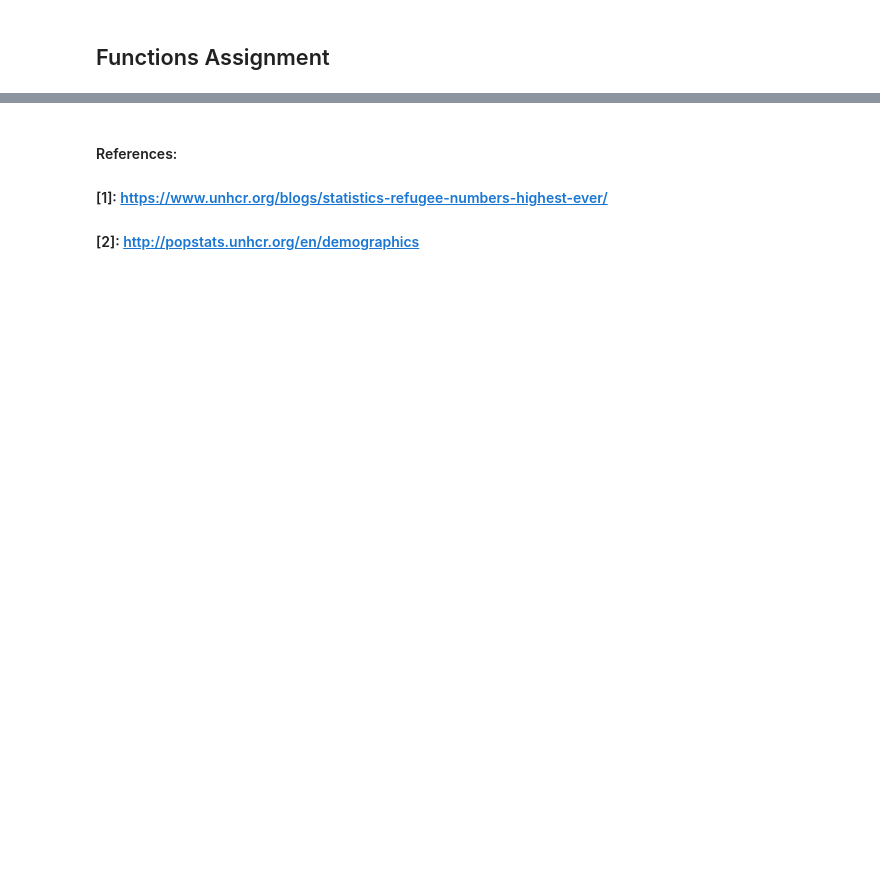
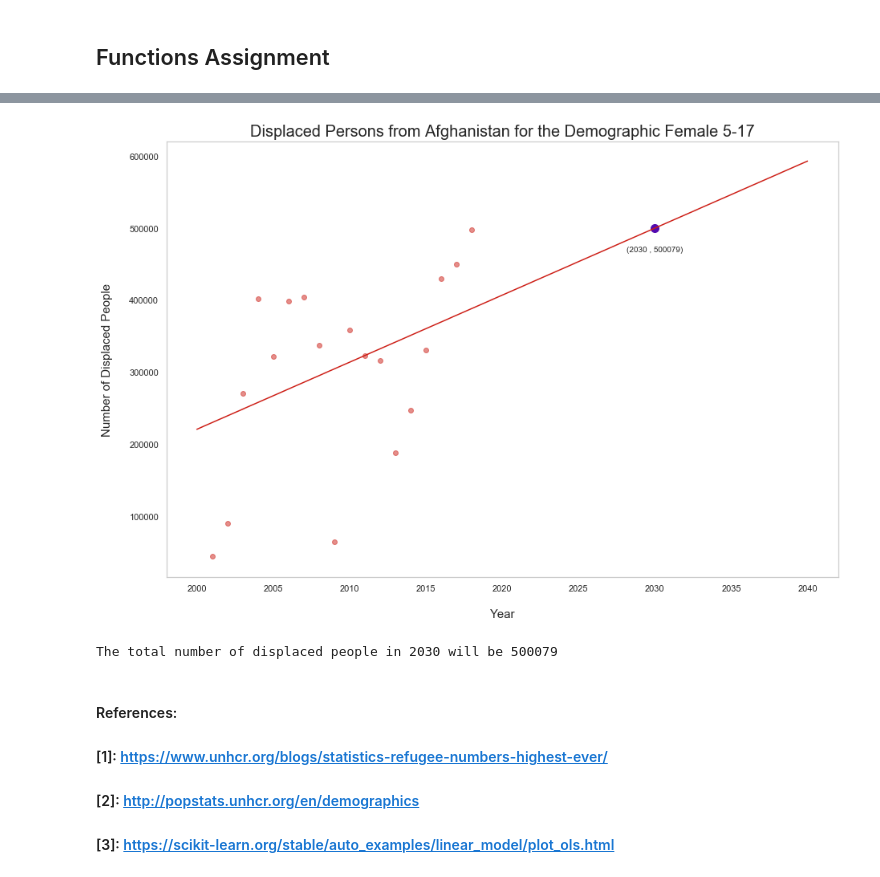
Before and after one commit to Miagong777/unhcr_displaced_demographics, a Jupyter notebook: Refugee_Project.ipynb, the cells around one changed output, grey strips where cells are left out. Saved outputs shown, nothing was run; the diff lists cells and outputs as text; code cells hidden in the pictures; blank space fills up the shorter version.

```diff
--- a/Refugee_Project.ipynb
+++ b/Refugee_Project.ipynb
@@ -196,0 +201,8 @@ overall_lin_reg_df.head(10)
+# %%
+# The generation of the overall linear regression dataframe takes awhile to run,
+# so we can just load it in for time's sake
+
+input_path = './regression_values_overall.csv'
+overall_table_regression = pd.read_csv(input_path)
+
+overall_table_regression.head()
@@ -197,5 +216,59 @@ overall_lin_reg_df.head(10)
+# %%
+# does a dropdown option exist within jupyter?
+# add textbox
+# overlay
+plt.rcParams["figure.figsize"] = [15, 10]
+
+def prediction_visualization(country_user_input, demographic_user_input, year_user_input):
+    '''This plots the historical data, predictive trendline and predicted plot point based on user inputu year
+    '''
+
+    # locate slice from dataframe via index
+    user_input_slice = overall_table_regression[(overall_table_regression['country'] == country_user_input) &
+                                                (overall_table_regression['demographic'] == demographic_user_input)].reset_index(drop = True)
+
+    coefficient = user_input_slice.at[0, 'coefficient']
+    intercept = user_input_slice.at[0, 'intercept']
+
+
+    tabulated_data = demographics_df[demographics_df['Country / territory of asylum/residence'] == country_user_input][['Year', demographic_user_input]]
+
+    x_pred = np.linspace(2000, 2040, 41)
+    y_pred = (coefficient * x_pred) + intercept
+    predicted_data = pd.DataFrame({'Year': x_pred, demographic_user_input: (coefficient * x_pred) + intercept})
+
+    # Plot Data
+    plt.plot('Year', demographic_user_input, data = predicted_data, c = '#CD1E16')
+    plt.scatter('Year', demographic_user_input, data = tabulated_data, c = '#CD1E16', alpha = 0.5)
+    plt.scatter(year_user_input, (coefficient * year_user_input) + intercept, s = 100, c = '#530AB0')
+
+    # label predicted point
+    label = '({} , {})'.format(year_user_input, int(round((coefficient * year_user_input) + intercept)))
+    plt.annotate(label,
+                 (year_user_input, (coefficient * year_user_input) + intercept),
+                 textcoords = "offset points",
+                 xytext = (0, -30),
+                 ha = 'center',
+                )
+
+    # set title, axes
+    plt.title('Displaced Persons from {} for the Demographic {}'.format(country_user_input, demographic_user_input),
+              fontsize = 20)
+    plt.xlabel('Year', fontsize = 15, labelpad = 20)
+    plt.ylabel('Number of Displaced People', fontsize = 15, labelpad = 20)
+
+    plt.show()
+
+    # set predicted statement
+    print('The total number of displaced people in {} will be {}'.format(year_user_input, int(round((coefficient * year_user_input) + intercept))))
+
+prediction_visualization('Afghanistan', 'Female 5-17', 2030)
+# %% [output]
+[figure, added]
+The total number of displaced people in 2030 will be 500079
 # %% [markdown]
 #### References:
 
 #### [1]: https://www.unhcr.org/blogs/statistics-refugee-numbers-highest-ever/
 #### [2]: http://popstats.unhcr.org/en/demographics
+#### [3]: https://scikit-learn.org/stable/auto_examples/linear_model/plot_ols.html
```
Also changed, not shown: parts of 9 cells of this notebook.
